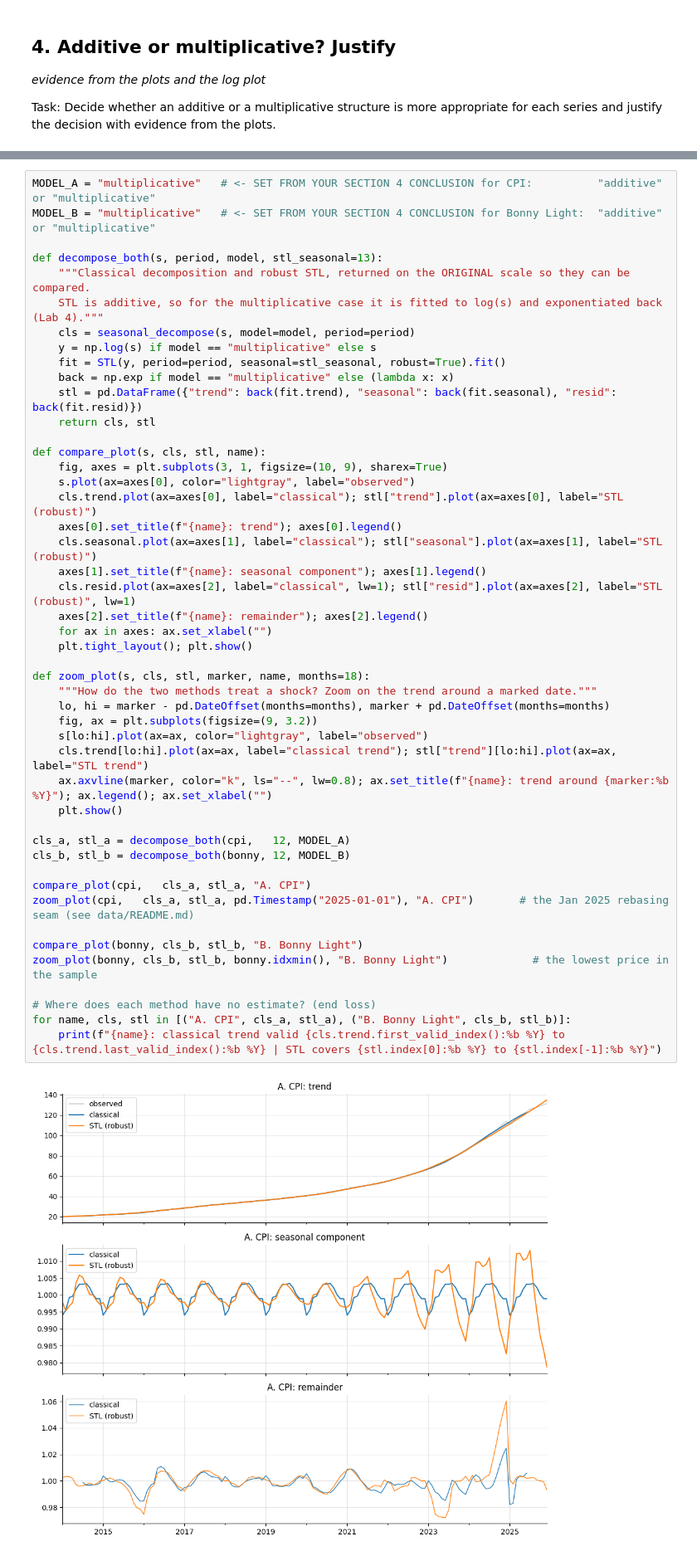
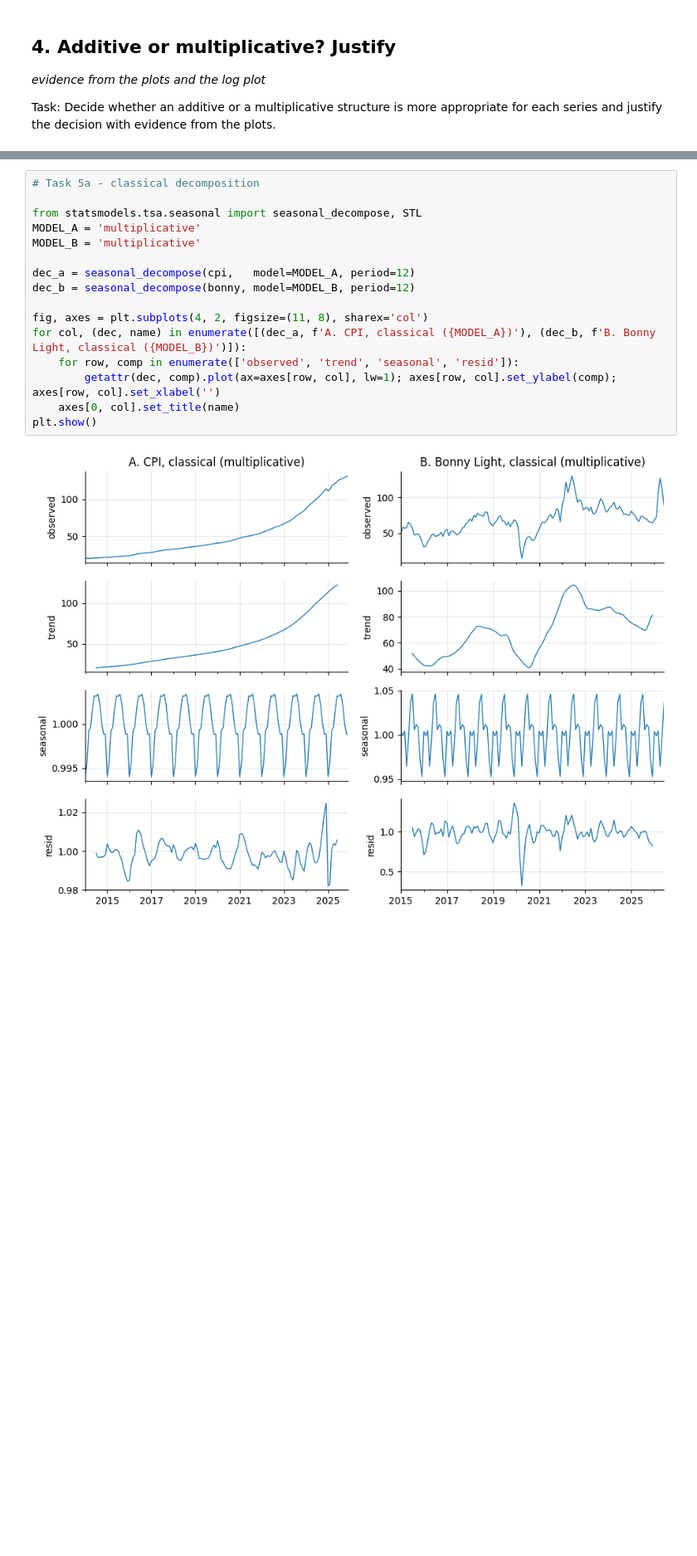
Before and after one commit to PreciousFaseyosan/NUTDTS816-Time_Series_Analysis-_Course_Repository, a Jupyter notebook: notebooks/assessments/A1_starter.ipynb, the cells around one changed output, grey strips where cells are left out. Shown at 83% size. Saved outputs shown, nothing was run; the diff lists cells and outputs as text; blank space fills up the shorter version.

```diff
--- a/notebooks/assessments/A1_starter.ipynb
+++ b/notebooks/assessments/A1_starter.ipynb
@@ -288,49 +292,18 @@ Commentary:
 # %%
-MODEL_A = "multiplicative"   # <- SET FROM YOUR SECTION 4 CONCLUSION for CPI:          "additive" or "multiplicative"
-MODEL_B = "multiplicative"   # <- SET FROM YOUR SECTION 4 CONCLUSION for Bonny Light:  "additive" or "multiplicative"
+# Task 5a - classical decomposition
 
-def decompose_both(s, period, model, stl_seasonal=13):
-    """Classical decomposition and robust STL, returned on the ORIGINAL scale so they can be compared.
-    STL is additive, so for the multiplicative case it is fitted to log(s) and exponentiated back (Lab 4)."""
-    cls = seasonal_decompose(s, model=model, period=period)
-    y = np.log(s) if model == "multiplicative" else s
-    fit = STL(y, period=period, seasonal=stl_seasonal, robust=True).fit()
-    back = np.exp if model == "multiplicative" else (lambda x: x)
-    stl = pd.DataFrame({"trend": back(fit.trend), "seasonal": back(fit.seasonal), "resid": back(fit.resid)})
-    return cls, stl
+from statsmodels.tsa.seasonal import seasonal_decompose, STL
+MODEL_A = 'multiplicative'
+MODEL_B = 'multiplicative'
 
-def compare_plot(s, cls, stl, name):
-    fig, axes = plt.subplots(3, 1, figsize=(10, 9), sharex=True)
-    s.plot(ax=axes[0], color="lightgray", label="observed")
-    cls.trend.plot(ax=axes[0], label="classical"); stl["trend"].plot(ax=axes[0], label="STL (robust)")
-    axes[0].set_title(f"{name}: trend"); axes[0].legend()
-    cls.seasonal.plot(ax=axes[1], label="classical"); stl["seasonal"].plot(ax=axes[1], label="STL (robust)")
-    axes[1].set_title(f"{name}: seasonal component"); axes[1].legend()
-    cls.resid.plot(ax=axes[2], label="classical", lw=1); stl["resid"].plot(ax=axes[2], label="STL (robust)", lw=1)
-    axes[2].set_title(f"{name}: remainder"); axes[2].legend()
-    for ax in axes: ax.set_xlabel("")
-    plt.tight_layout(); plt.show()
+dec_a = seasonal_decompose(cpi,   model=MODEL_A, period=12)
+dec_b = seasonal_decompose(bonny, model=MODEL_B, period=12)
 
-def zoom_plot(s, cls, stl, marker, name, months=18):
-    """How do the two methods treat a shock? Zoom on the trend around a marked date."""
-    lo, hi = marker - pd.DateOffset(months=months), marker + pd.DateOffset(months=months)
-    fig, ax = plt.subplots(figsize=(9, 3.2))
-    s[lo:hi].plot(ax=ax, color="lightgray", label="observed")
-    cls.trend[lo:hi].plot(ax=ax, label="classical trend"); stl["trend"][lo:hi].plot(ax=ax, label="STL trend")
-    ax.axvline(marker, color="k", ls="--", lw=0.8); ax.set_title(f"{name}: trend around {marker:%b %Y}"); ax.legend(); ax.set_xlabel("")
-    plt.show()
-
-cls_a, stl_a = decompose_both(cpi,   12, MODEL_A)
-cls_b, stl_b = decompose_both(bonny, 12, MODEL_B)
-
-compare_plot(cpi,   cls_a, stl_a, "A. CPI")
-zoom_plot(cpi,   cls_a, stl_a, pd.Timestamp("2025-01-01"), "A. CPI")       # the Jan 2025 rebasing seam (see data/README.md)
-
-compare_plot(bonny, cls_b, stl_b, "B. Bonny Light")
-zoom_plot(bonny, cls_b, stl_b, bonny.idxmin(), "B. Bonny Light")             # the lowest price in the sample
-
-# Where does each method have no estimate? (end loss)
-for name, cls, stl in [("A. CPI", cls_a, stl_a), ("B. Bonny Light", cls_b, stl_b)]:
-    print(f"{name}: classical trend valid {cls.trend.first_valid_index():%b %Y} to {cls.trend.last_valid_index():%b %Y} | STL covers {stl.index[0]:%b %Y} to {stl.index[-1]:%b %Y}")
+fig, axes = plt.subplots(4, 2, figsize=(11, 8), sharex='col')
+for col, (dec, name) in enumerate([(dec_a, f'A. CPI, classical ({MODEL_A})'), (dec_b, f'B. Bonny Light, classical ({MODEL_B})')]):
+    for row, comp in enumerate(['observed', 'trend', 'seasonal', 'resid']):
+        getattr(dec, comp).plot(ax=axes[row, col], lw=1); axes[row, col].set_ylabel(comp); axes[row, col].set_xlabel('')
+    axes[0, col].set_title(name)
+plt.show()
 # %% [output]
-[figure, old version]
+[figure, new version]
```
Also changed, not shown: parts of 23 cells of this notebook.
